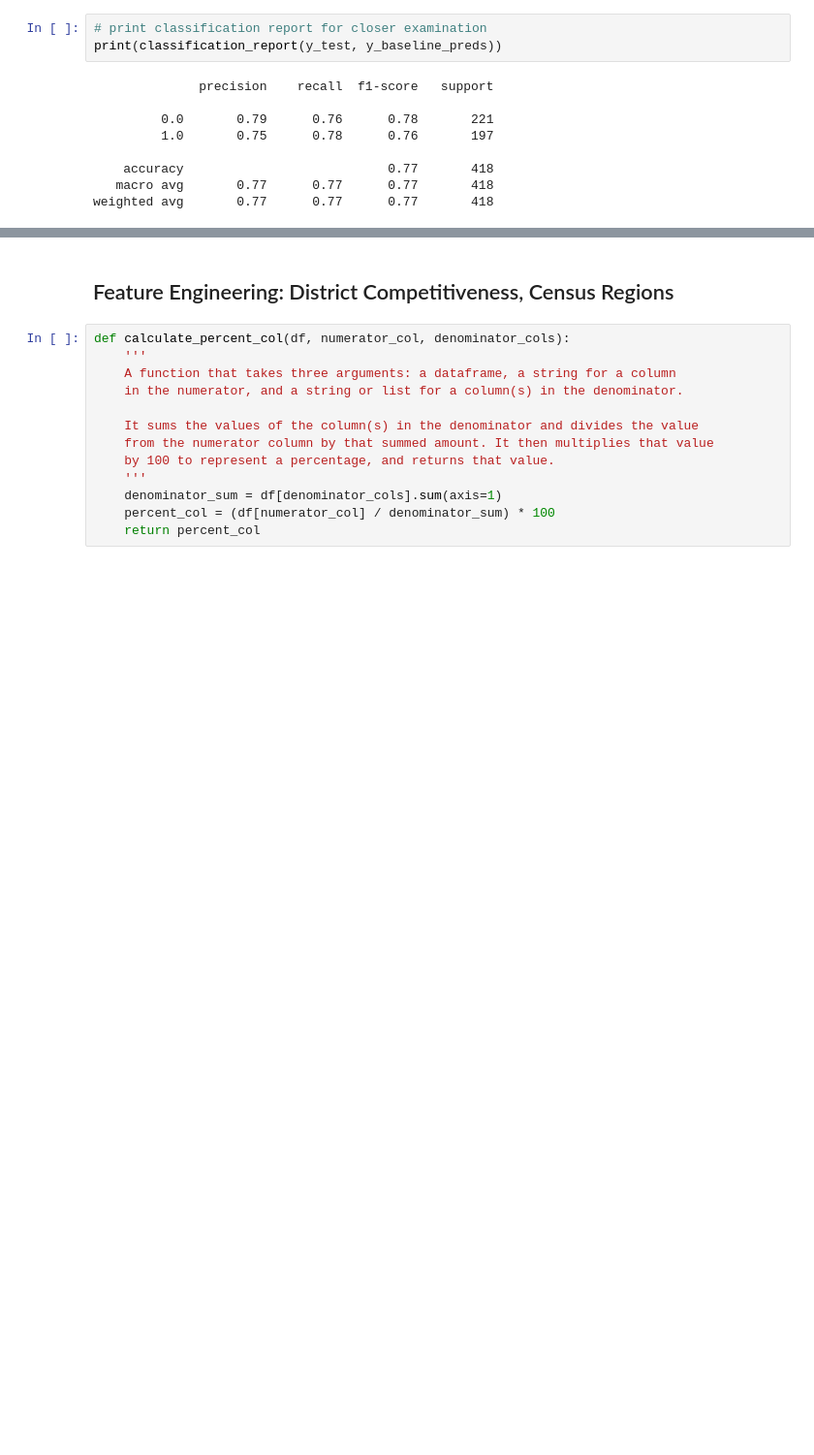
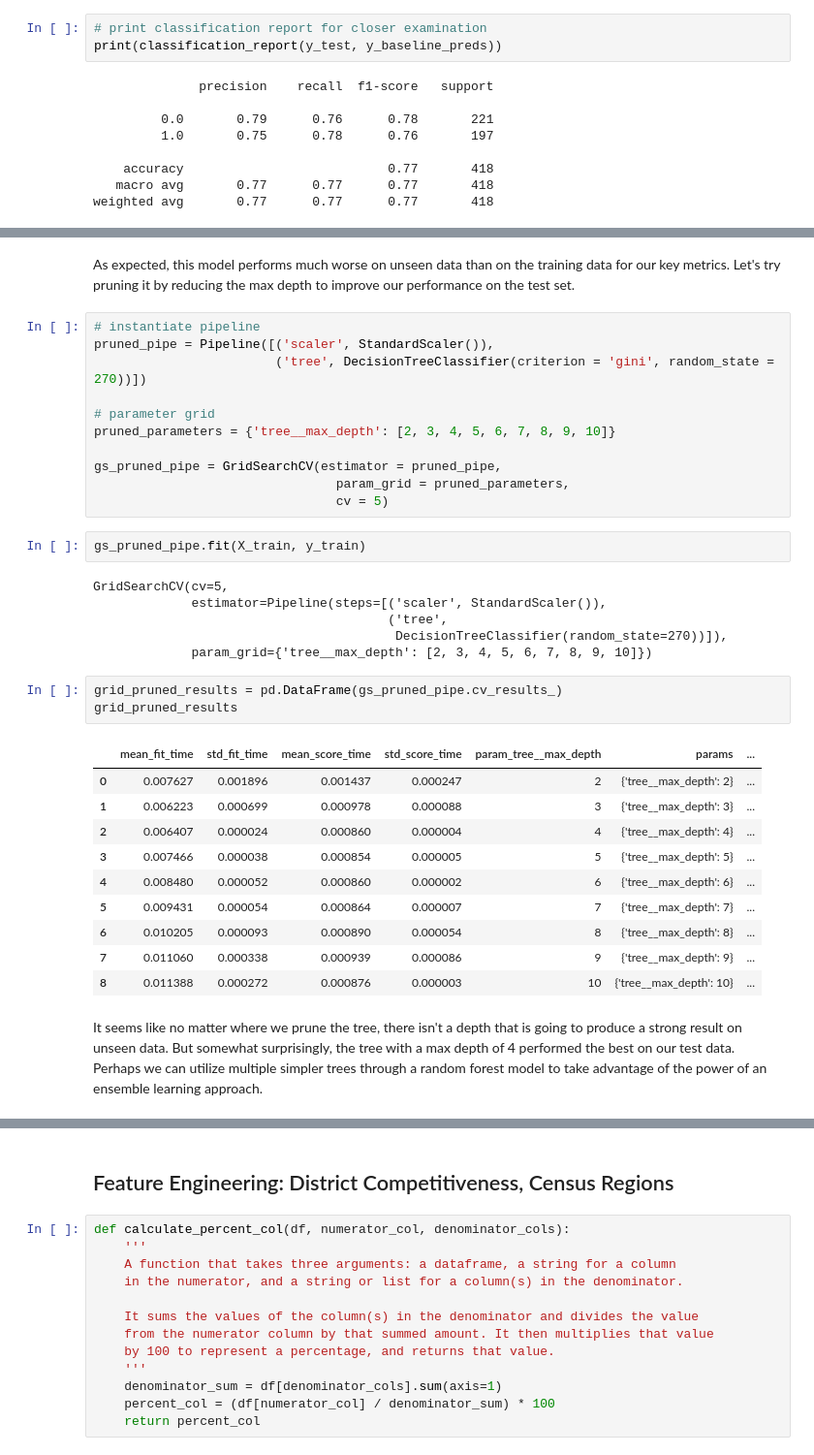
Before and after one commit to emgerber88/County_Pres_Election_Modeling, a Jupyter notebook: County_Pres_Election_Modeling.ipynb, the cells around one changed output, grey strips where cells are left out. Shown: that part at 97% size. Saved outputs shown, nothing was run; the diff lists cells and outputs as text; blank space fills up the shorter version.

```diff
--- a/County_Pres_Election_Modeling.ipynb
+++ b/County_Pres_Election_Modeling.ipynb
@@ -446,0 +486,37 @@ Subsequently, we're hoping to minimize our false negatives (recall). For this ba
+# %% [markdown]
+As expected, this model performs much worse on unseen data than on the training data for our key metrics. Let's try pruning it by reducing the max depth to improve our performance on the test set.
+# %%
+# instantiate pipeline
+pruned_pipe = Pipeline([('scaler', StandardScaler()),
+                        ('tree', DecisionTreeClassifier(criterion = 'gini', random_state = 270))])
+
+# parameter grid
+pruned_parameters = {'tree__max_depth': [2, 3, 4, 5, 6, 7, 8, 9, 10]}
+
+gs_pruned_pipe = GridSearchCV(estimator = pruned_pipe,
+                                param_grid = pruned_parameters,
+                                cv = 5)
+# %%
+gs_pruned_pipe.fit(X_train, y_train)
+# %% [output]
+GridSearchCV(cv=5,
+             estimator=Pipeline(steps=[('scaler', StandardScaler()),
+                                       ('tree',
+                                        DecisionTreeClassifier(random_state=270))]),
+             param_grid={'tree__max_depth': [2, 3, 4, 5, 6, 7, 8, 9, 10]})
+# %%
+grid_pruned_results = pd.DataFrame(gs_pruned_pipe.cv_results_)
+grid_pruned_results
+# %% [output]
+|  | mean_fit_time | std_fit_time | mean_score_time | std_score_time | param_tree__max_depth | params | ... |
+| 0 | 0.007627 | 0.001896 | 0.001437 | 0.000247 | 2 | {'tree__max_depth': 2} | ... |
+| 1 | 0.006223 | 0.000699 | 0.000978 | 0.000088 | 3 | {'tree__max_depth': 3} | ... |
+| 2 | 0.006407 | 0.000024 | 0.000860 | 0.000004 | 4 | {'tree__max_depth': 4} | ... |
+| 3 | 0.007466 | 0.000038 | 0.000854 | 0.000005 | 5 | {'tree__max_depth': 5} | ... |
+| 4 | 0.008480 | 0.000052 | 0.000860 | 0.000002 | 6 | {'tree__max_depth': 6} | ... |
+| 5 | 0.009431 | 0.000054 | 0.000864 | 0.000007 | 7 | {'tree__max_depth': 7} | ... |
+| 6 | 0.010205 | 0.000093 | 0.000890 | 0.000054 | 8 | {'tree__max_depth': 8} | ... |
+| 7 | 0.011060 | 0.000338 | 0.000939 | 0.000086 | 9 | {'tree__max_depth': 9} | ... |
+| 8 | 0.011388 | 0.000272 | 0.000876 | 0.000003 | 10 | {'tree__max_depth': 10} | ... |
+# %% [markdown]
+It seems like no matter where we prune the tree, there isn't a depth that is going to produce a strong result on unseen data. But somewhat surprisingly, the tree with a max depth of 4 performed the best on our test data. Perhaps we can utilize multiple simpler trees through a random forest model to take advantage of the power of an ensemble learning approach.
```
Also changed, not shown: parts of 28 cells of this notebook.
